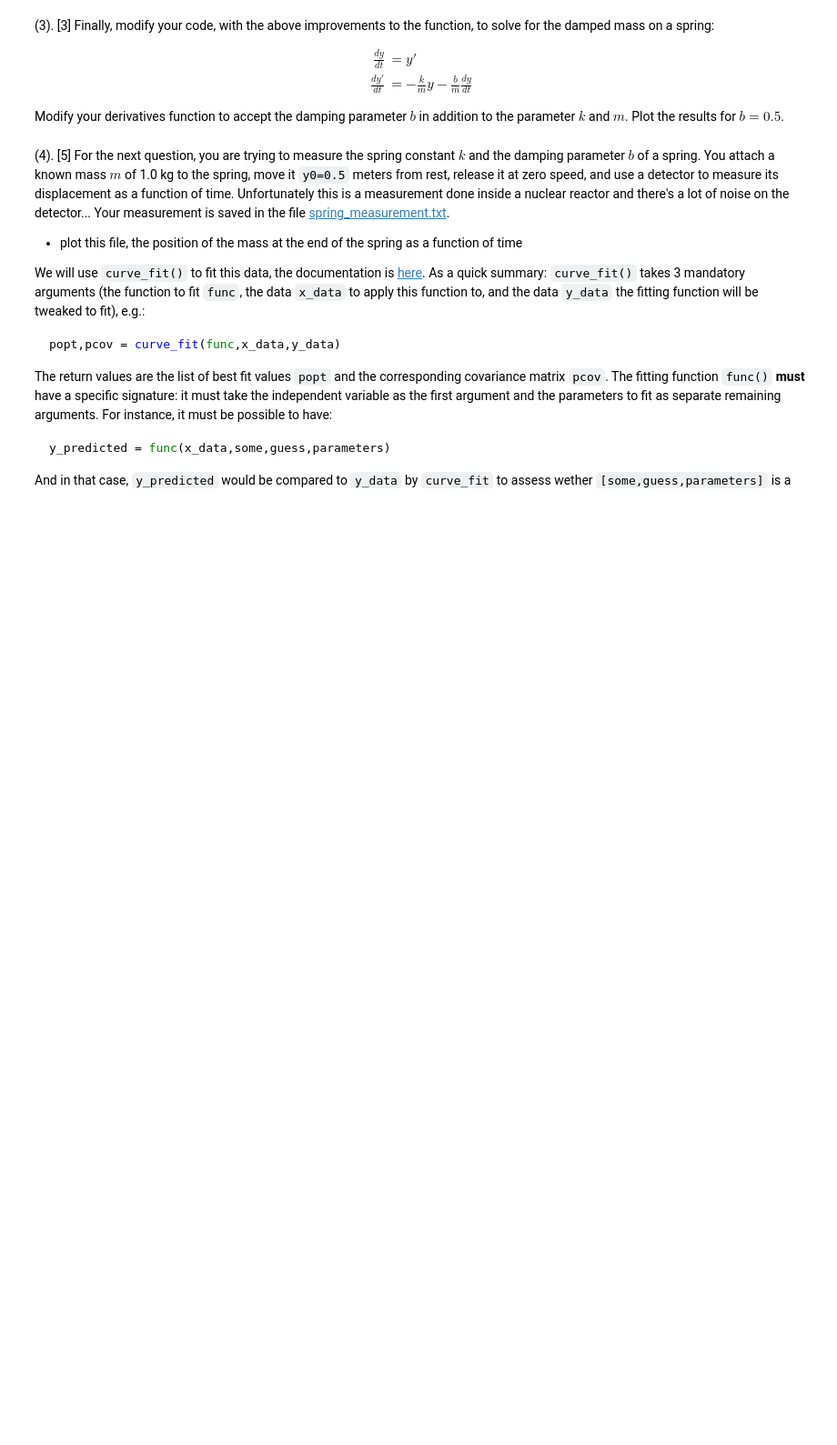
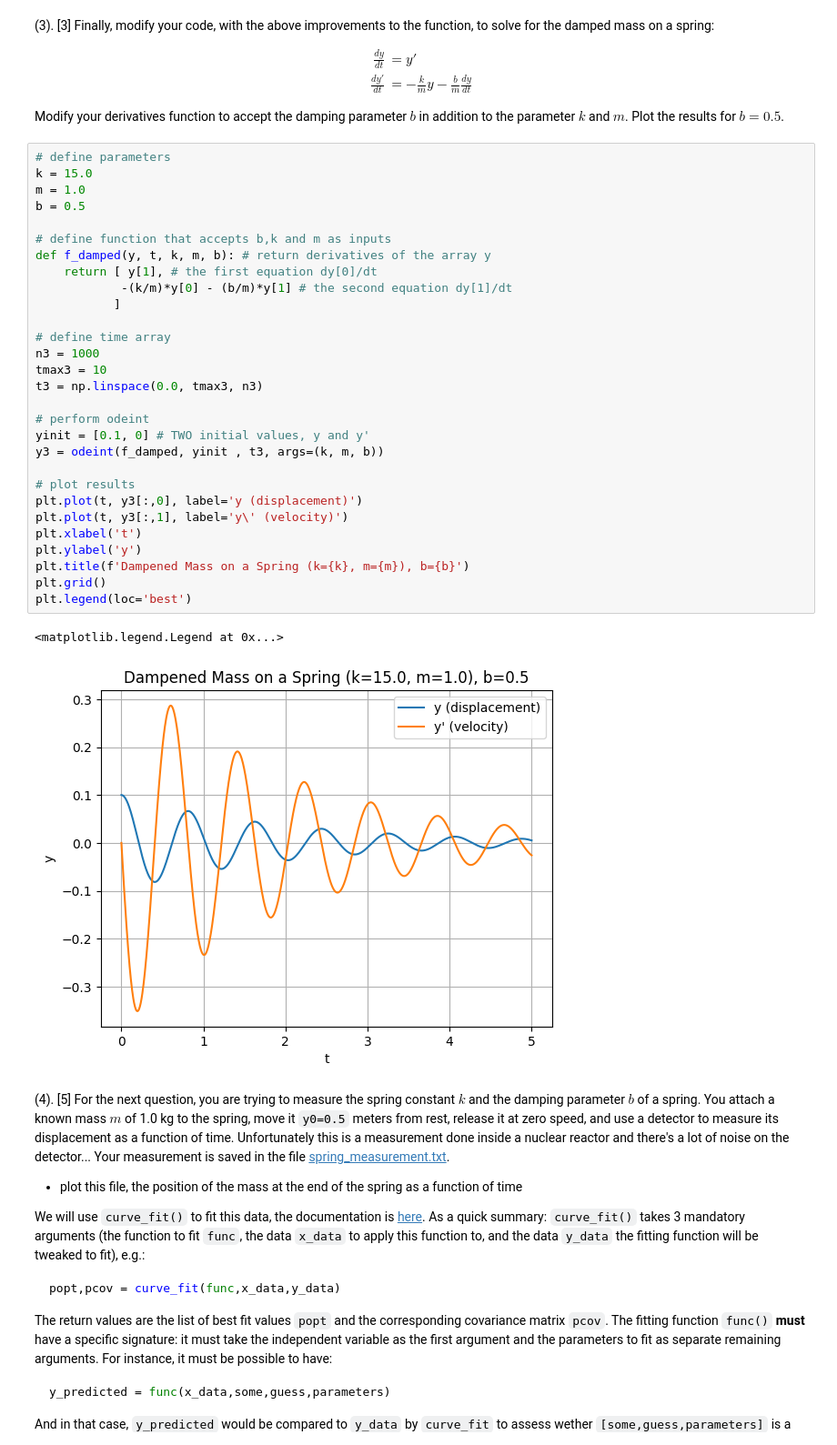
Before and after one commit to PX2145-2025/week-8-b-Morgan-Howard-Reuben, a Jupyter notebook: ODEs.ipynb, the cells around one changed output. Shown at 91% size. Cells and saved outputs as stored; diff of their text form; blank space fills up the shorter version.

```diff
--- a/ODEs.ipynb
+++ b/ODEs.ipynb
@@ -259,6 +257,38 @@ $$
 $$
 
 Modify your derivatives function to accept the damping parameter $b$ in addition to the parameter $k$ and $m$. Plot the results for $b=0.5$.
+# %%
+# define parameters
+k = 15.0
+m = 1.0
+b = 0.5
+
+# define function that accepts b,k and m as inputs
+def f_damped(y, t, k, m, b): # return derivatives of the array y
+    return [ y[1], # the first equation dy[0]/dt
+            -(k/m)*y[0] - (b/m)*y[1] # the second equation dy[1]/dt
+           ]
+
+# define time array
+n3 = 1000
+tmax3 = 10
+t3 = np.linspace(0.0, tmax3, n3)
+
+# perform odeint
+yinit = [0.1, 0] # TWO initial values, y and y'
+y3 = odeint(f_damped, yinit , t3, args=(k, m, b))
+
+# plot results
+plt.plot(t, y3[:,0], label='y (displacement)')
+plt.plot(t, y3[:,1], label='y\' (velocity)')
+plt.xlabel('t')
+plt.ylabel('y')
+plt.title(f'Dampened Mass on a Spring (k={k}, m={m}), b={b}')
+plt.grid()
+plt.legend(loc='best')
+# %% [output]
+<matplotlib.legend.Legend at 0x...>
+[figure, added]
 # %% [markdown]
 (4). [5] For the next question, you are trying to measure the spring constant $k$ and the damping parameter $b$ of a spring. You attach a known mass $m$ of 1.0 kg to the spring, move it `y0=0.5` meters from rest, release it at zero speed, and use a detector to measure its displacement as a function of time. Unfortunately this is a measurement done inside a nuclear reactor and there's a lot of noise on the detector... Your measurement is saved in the file [spring_measurement.txt](https://raw.githubusercontent.com/PX2134/data/master/week8/spring_measurement.txt).
 
```
Also changed, not shown: parts of 7 cells of this notebook.
